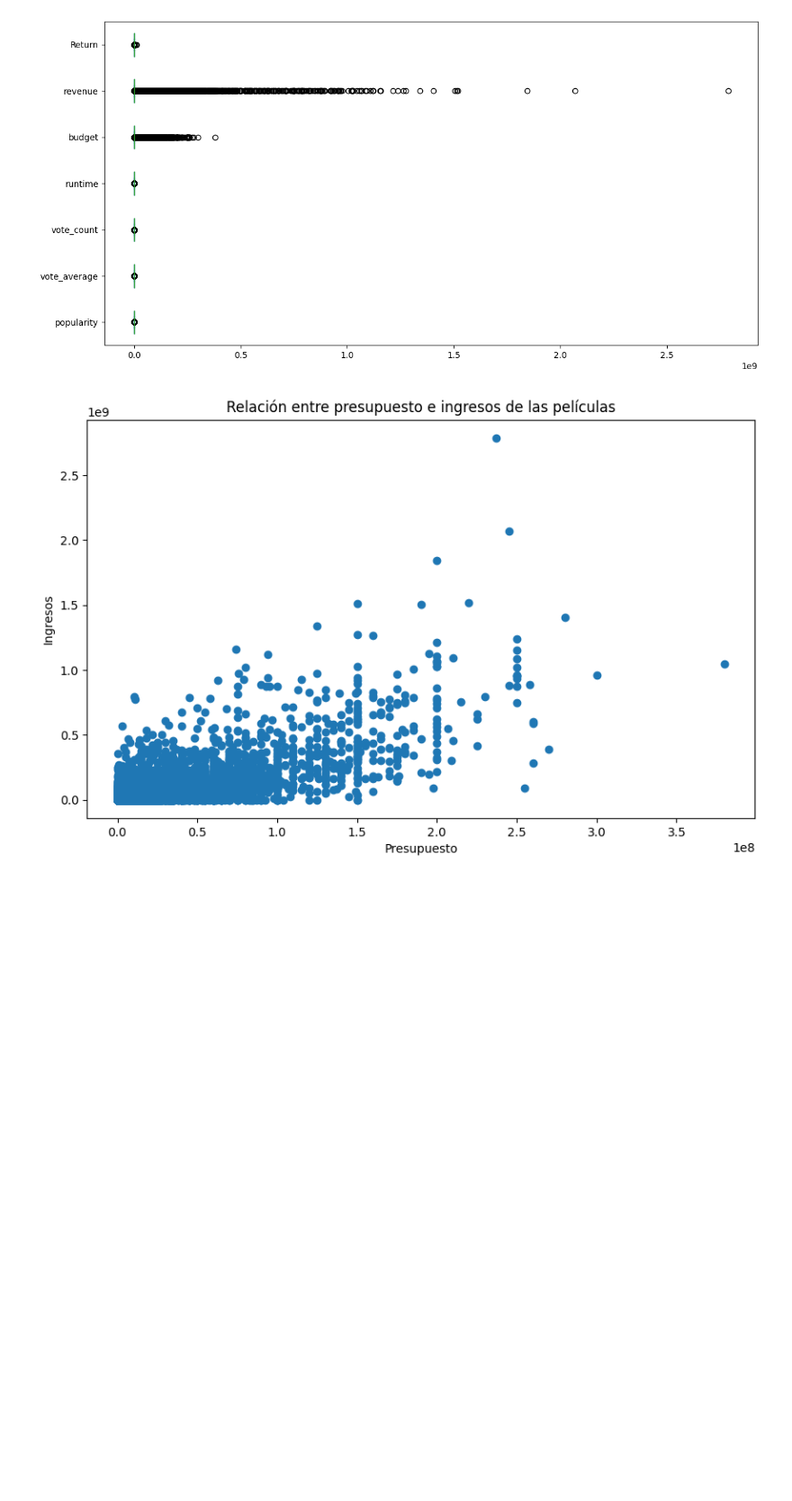
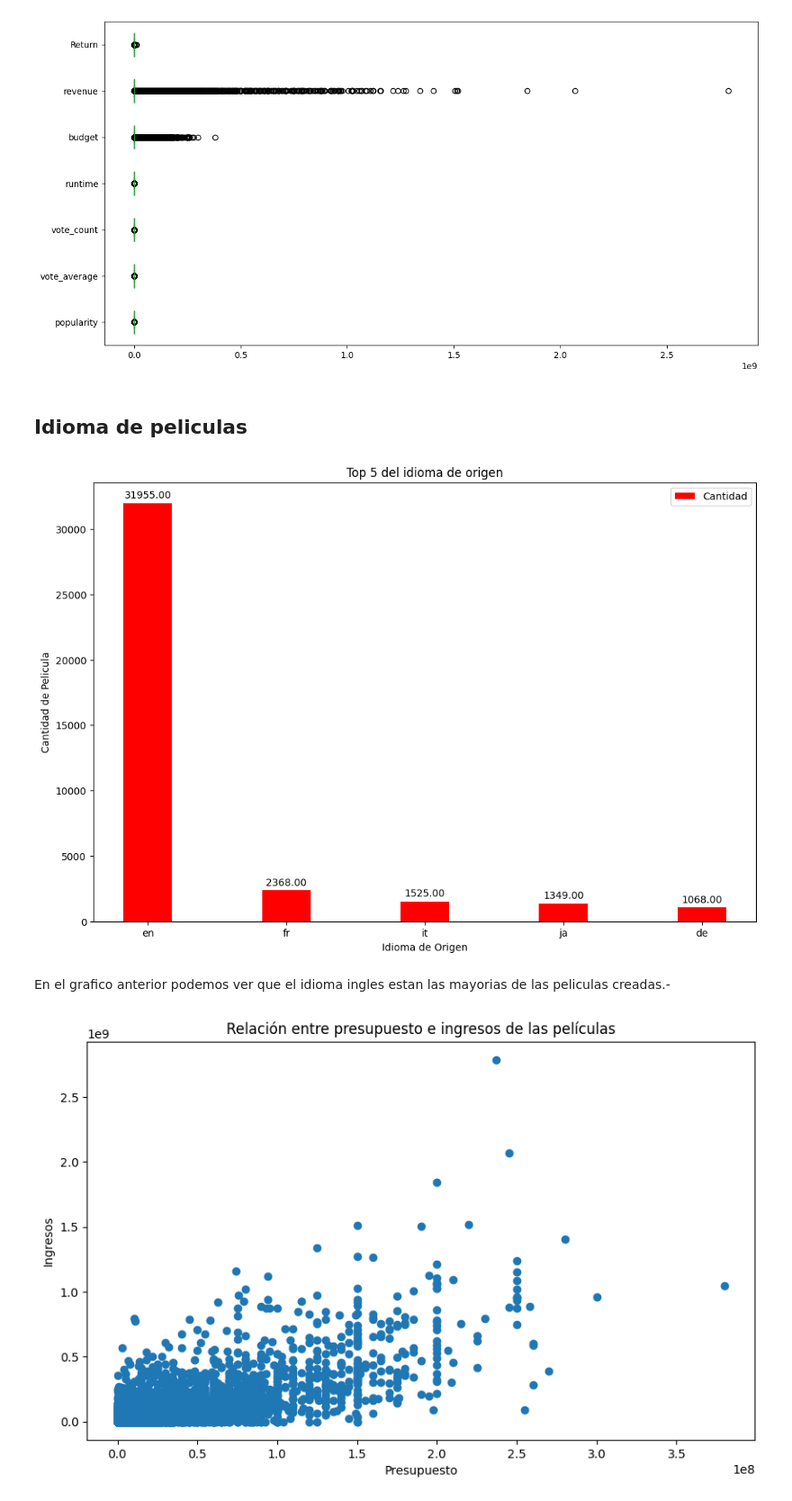
Before and after one commit to Victor624/Henry_1, a Jupyter notebook: 02 - EDA/EDA.ipynb, the cells around one changed output. Shown: that part at 90% size. Cells and saved outputs as stored; diff of their text form; code cells hidden in the pictures; blank space fills up the shorter version.

```diff
--- a/02 - EDA/EDA.ipynb
+++ b/02 - EDA/EDA.ipynb
@@ -160,6 +158,40 @@ min    0.000000e+00  0.000000e+00
 max    2.787965e+09  1.239638e+07
 [figure]
 [figure]
+# %% [markdown]
+## Idioma de peliculas
+# %%
+idioma=pd.DataFrame(df.groupby("original_language").size().sort_values(ascending=False))
+idioma.rename(columns={0:"cantidad"}, inplace=True)
+idioma.reset_index(inplace=True)
+idioma=idioma[0:5]
+# %%
+fig, ax = plt.subplots(figsize=(12, 8))
+bar_width = 0.35
+opacity = 0.8
+bar1 = ax.bar( idioma["original_language"],idioma["cantidad"], bar_width, label='Cantidad', color="red")
+
+# Configura el estilo del gráfico
+ax.set_xlabel('Idioma de Origen')
+ax.set_ylabel('Cantidad de Pelicula')
+ax.set_title(f'Top 5 del idioma de origen')
+ax.legend()
+
+# Añade etiquetas a las barras
+def autolabel(bars):
+    for bar in bars:
+        height = bar.get_height()
+        ax.annotate('{:.2f}'.format(height),
+                    xy=(bar.get_x() + bar.get_width() / 2, height),
+                    xytext=(0, 3),
+                    textcoords="offset points",
+                    ha='center', va='bottom')
+
+autolabel(bar1)
+# %% [output]
+[figure, added]
+# %% [markdown]
+En el grafico anterior podemos ver que el idioma ingles estan las mayorias de las peliculas creadas.-
 # %%
 # Crea un gráfico de dispersión para visualizar los ingresos y presupuestos de las películas
 fig, ax = plt.subplots(figsize=(10, 6))
```
Also changed, not shown: parts of 1 cell of this notebook, 4 other files.
